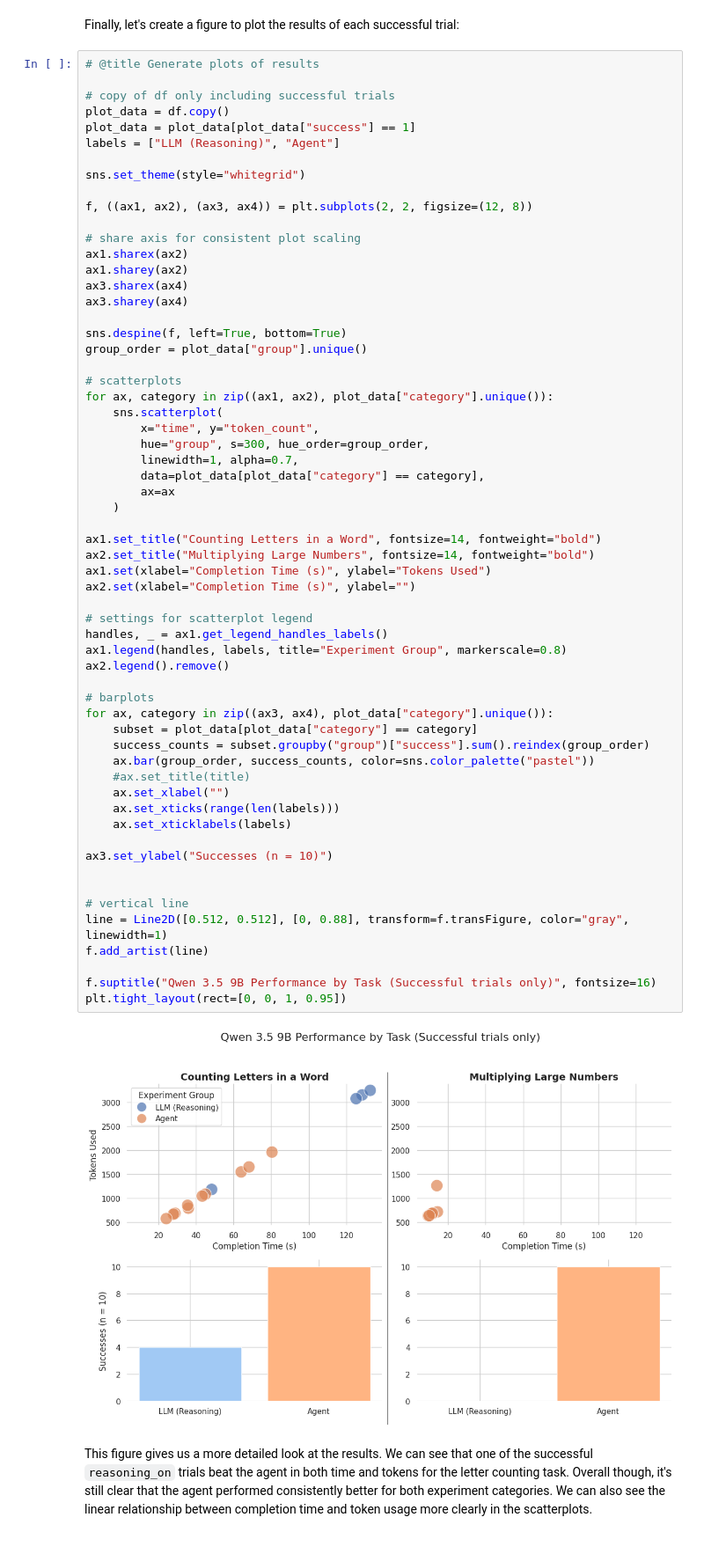
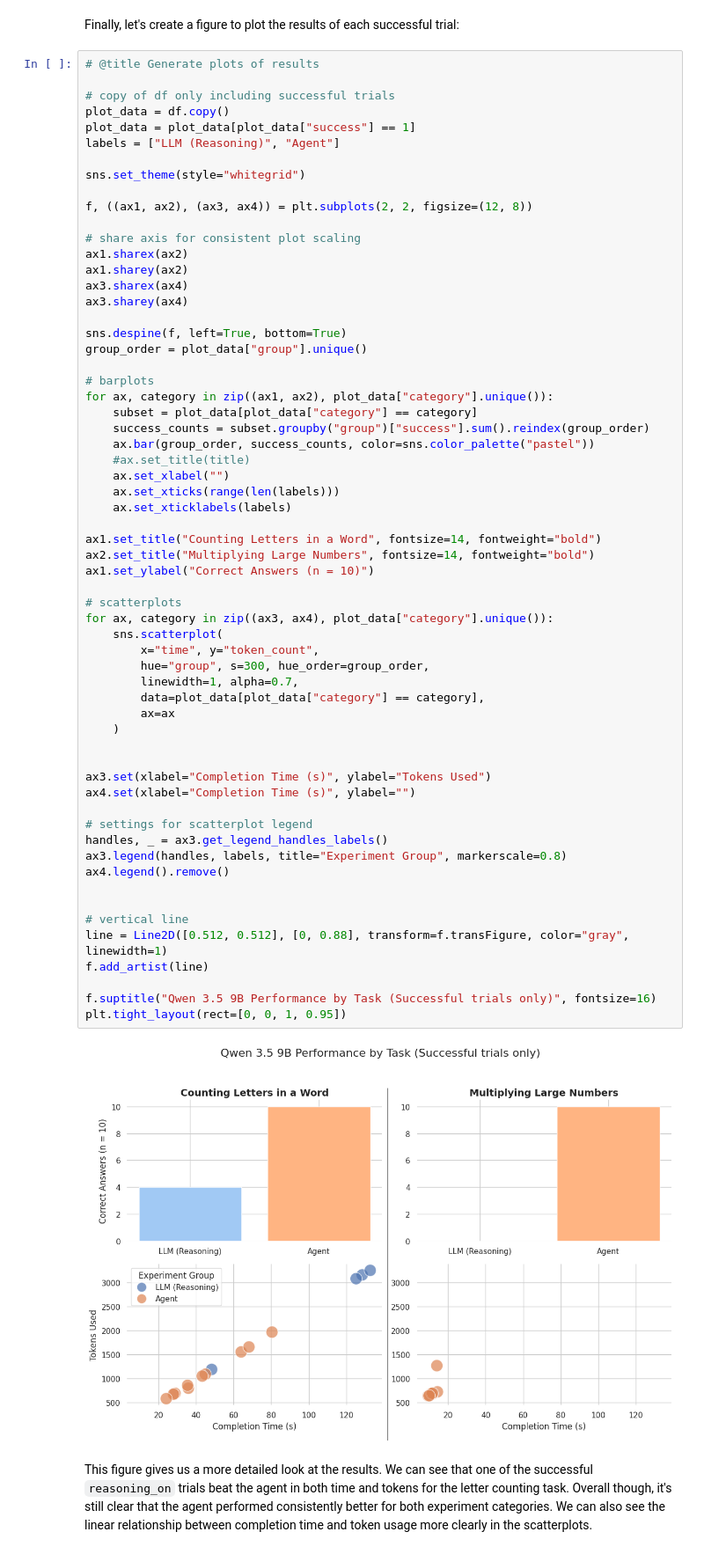
Before and after one commit to bchafe/improving-chatbot-accuracy, a Jupyter notebook: Improving_AI_Chatbot_Response_Accuracy_with_LangChain_Tooling.ipynb, the cells around one changed output. Shown at 88% size. Drawn from its saved outputs; the diff is of its cells as text.

```diff
--- a/Improving_AI_Chatbot_Response_Accuracy_with_LangChain_Tooling.ipynb
+++ b/Improving_AI_Chatbot_Response_Accuracy_with_LangChain_Tooling.ipynb
@@ -1188,54 +1188,55 @@ f, ((ax1, ax2), (ax3, ax4)) = plt.subplots(2, 2, figsize=(12, 8))
 
 # share axis for consistent plot scaling
 ax1.sharex(ax2)
 ax1.sharey(ax2)
 ax3.sharex(ax4)
 ax3.sharey(ax4)
 
 sns.despine(f, left=True, bottom=True)
 group_order = plot_data["group"].unique()
 
+# barplots
+for ax, category in zip((ax1, ax2), plot_data["category"].unique()):
+    subset = plot_data[plot_data["category"] == category]
+    success_counts = subset.groupby("group")["success"].sum().reindex(group_order)
+    ax.bar(group_order, success_counts, color=sns.color_palette("pastel"))
+    #ax.set_title(title)
+    ax.set_xlabel("")
+    ax.set_xticks(range(len(labels)))
+    ax.set_xticklabels(labels)
+
+ax1.set_title("Counting Letters in a Word", fontsize=14, fontweight="bold")
+ax2.set_title("Multiplying Large Numbers", fontsize=14, fontweight="bold")
+ax1.set_ylabel("Correct Answers (n = 10)")
+
 # scatterplots
-for ax, category in zip((ax1, ax2), plot_data["category"].unique()):
+for ax, category in zip((ax3, ax4), plot_data["category"].unique()):
     sns.scatterplot(
         x="time", y="token_count",
         hue="group", s=300, hue_order=group_order,
         linewidth=1, alpha=0.7,
         data=plot_data[plot_data["category"] == category],
         ax=ax
     )
 
-ax1.set_title("Counting Letters in a Word", fontsize=14, fontweight="bold")
-ax2.set_title("Multiplying Large Numbers", fontsize=14, fontweight="bold")
-ax1.set(xlabel="Completion Time (s)", ylabel="Tokens Used")
-ax2.set(xlabel="Completion Time (s)", ylabel="")
+
+ax3.set(xlabel="Completion Time (s)", ylabel="Tokens Used")
+ax4.set(xlabel="Completion Time (s)", ylabel="")
 
 # settings for scatterplot legend
-handles, _ = ax1.get_legend_handles_labels()
-ax1.legend(handles, labels, title="Experiment Group", markerscale=0.8)
-ax2.legend().remove()
-
-# barplots
-for ax, category in zip((ax3, ax4), plot_data["category"].unique()):
-    subset = plot_data[plot_data["category"] == category]
-    success_counts = subset.groupby("group")["success"].sum().reindex(group_order)
-    ax.bar(group_order, success_counts, color=sns.color_palette("pastel"))
-    #ax.set_title(title)
-    ax.set_xlabel("")
-    ax.set_xticks(range(len(labels)))
-    ax.set_xticklabels(labels)
-
-ax3.set_ylabel("Successes (n = 10)")
+handles, _ = ax3.get_legend_handles_labels()
+ax3.legend(handles, labels, title="Experiment Group", markerscale=0.8)
+ax4.legend().remove()
 
 
 # vertical line
 line = Line2D([0.512, 0.512], [0, 0.88], transform=f.transFigure, color="gray", linewidth=1)
 f.add_artist(line)
 
 f.suptitle("Qwen 3.5 9B Performance by Task (Successful trials only)", fontsize=16)
 plt.tight_layout(rect=[0, 0, 1, 0.95])
 # %% [output]
-[figure, old version]
+[figure, new version]
 # %% [markdown]
 This figure gives us a more detailed look at the results. We can see that one of the successful `reasoning_on` trials beat the agent in both time and tokens for the letter counting task. Overall though, it's still clear that the agent performed consistently better for both experiment categories. We can also see the linear relationship between completion time and token usage more clearly in the scatterplots.
 # %% [markdown]
```
